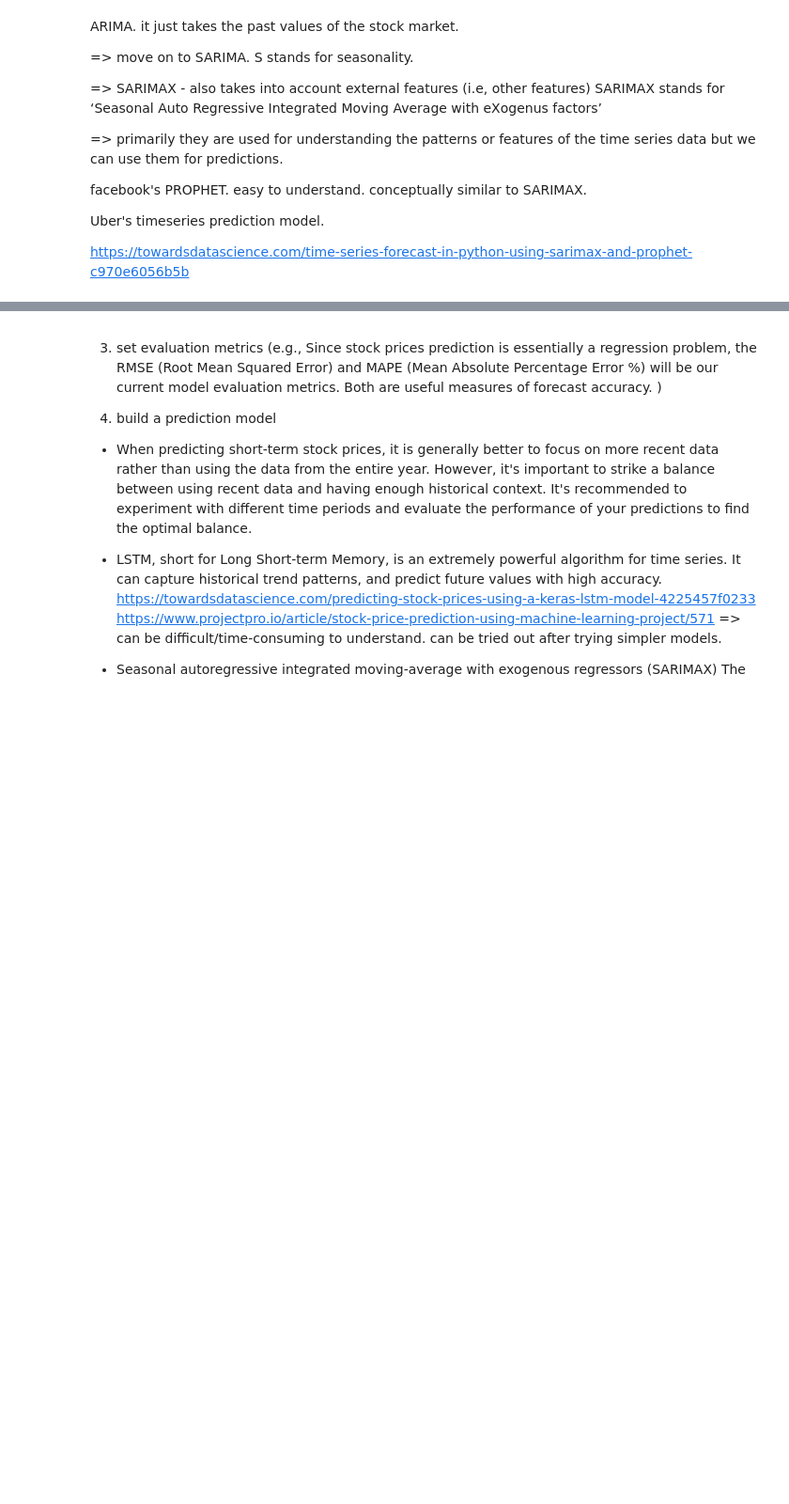
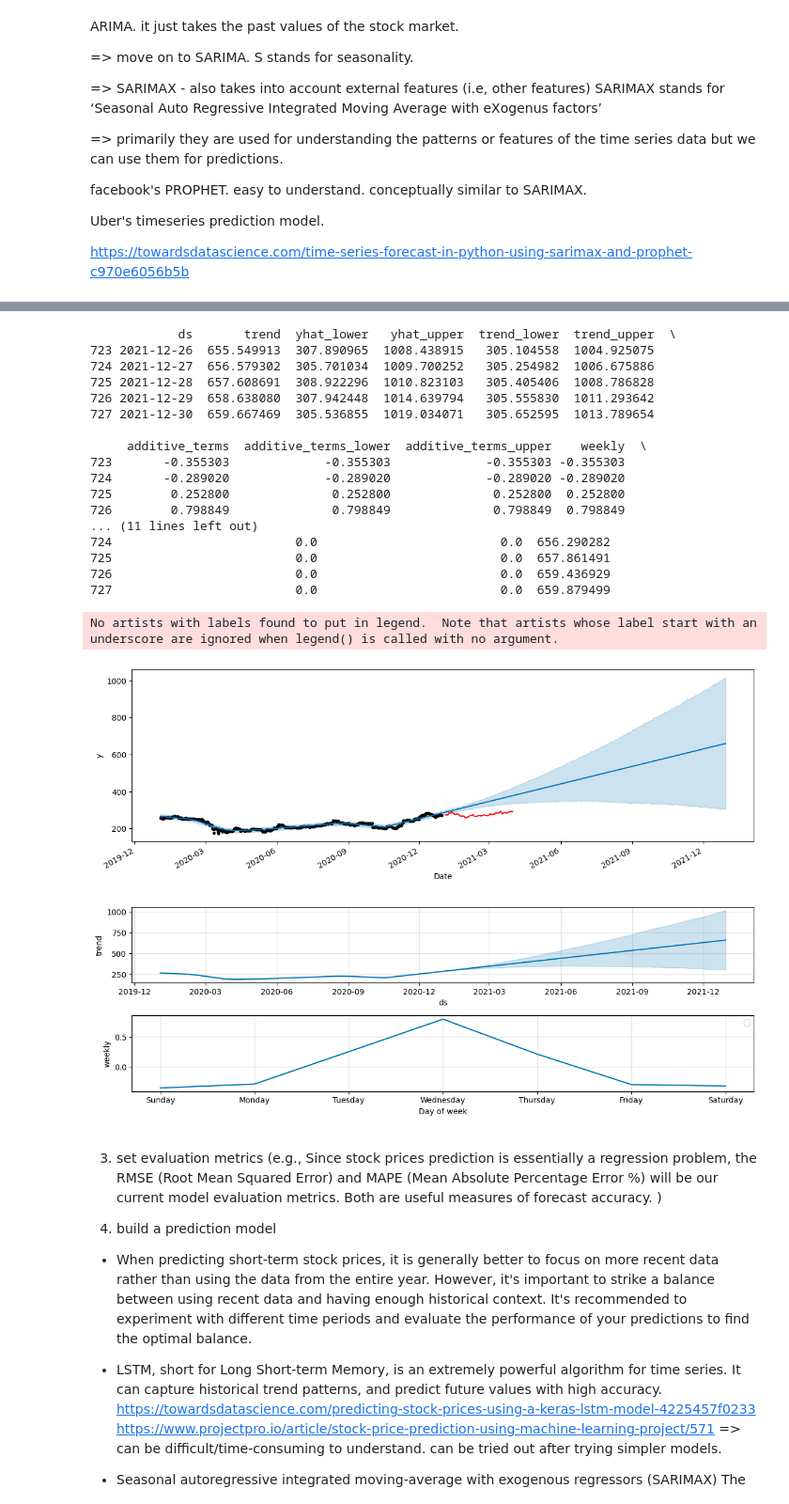
Before and after one commit to henryhyunwookim/ValueInvestor, a Jupyter notebook: ValueInvestor.ipynb, the cells around one changed output, grey strips where cells are left out. Shown at 94% size. Drawn from its saved outputs; the diff is of its cells as text; code cells hidden in the pictures; blank space fills up the shorter version.

```diff
--- a/ValueInvestor.ipynb
+++ b/ValueInvestor.ipynb
@@ -288,3 +367,19 @@ Uber's timeseries prediction model.
 
 
 https://towardsdatascience.com/time-series-forecast-in-python-using-sarimax-and-prophet-c970e6056b5b
+# %%
+from prophet import Prophet
+m = Prophet()
+m.fit(y_train_1.reset_index().rename(columns={'Date': 'ds', 'Close': 'y'}))
+
+#%% Forecast 1 year
+years = 1
+future = m.make_future_dataframe(periods=365*years)
+forecast = m.predict(future)
+print(forecast.tail())
+
+m.plot(forecast, figsize=(12, 4))
+y_test_1.plot(label='Close', color='red')
+m.plot_components(forecast, figsize=(12, 4))
+plt.legend();
+# %% [output]
@@ -291,3 +388,23 @@ https://towardsdatascience.com/time-series-forecast-in-python-using-sarimax-and-
+            ds       trend  yhat_lower   yhat_upper  trend_lower  trend_upper  \
+723 2021-12-26  655.549913  307.890965  1008.438915   305.104558  1004.925075
+724 2021-12-27  656.579302  305.701034  1009.700252   305.254982  1006.675886
+725 2021-12-28  657.608691  308.922296  1010.823103   305.405406  1008.786828
+726 2021-12-29  658.638080  307.942448  1014.639794   305.555830  1011.293642
+727 2021-12-30  659.667469  305.536855  1019.034071   305.652595  1013.789654
+
+     additive_terms  additive_terms_lower  additive_terms_upper    weekly  \
+723       -0.355303             -0.355303             -0.355303 -0.355303
+724       -0.289020             -0.289020             -0.289020 -0.289020
+725        0.252800              0.252800              0.252800  0.252800
+726        0.798849              0.798849              0.798849  0.798849
+... (11 lines left out)
+724                         0.0                         0.0  656.290282
+725                         0.0                         0.0  657.861491
+726                         0.0                         0.0  659.436929
+727                         0.0                         0.0  659.879499
+No artists with labels found to put in legend.  Note that artists whose label start with an underscore are ignored when legend() is called with no argument.
+[figure, added]
+[figure, added]
 # %% [markdown]
 3. set evaluation metrics
 (e.g., Since stock prices prediction is essentially a regression problem,
```
Also changed, not shown: parts of 19 cells of this notebook.
